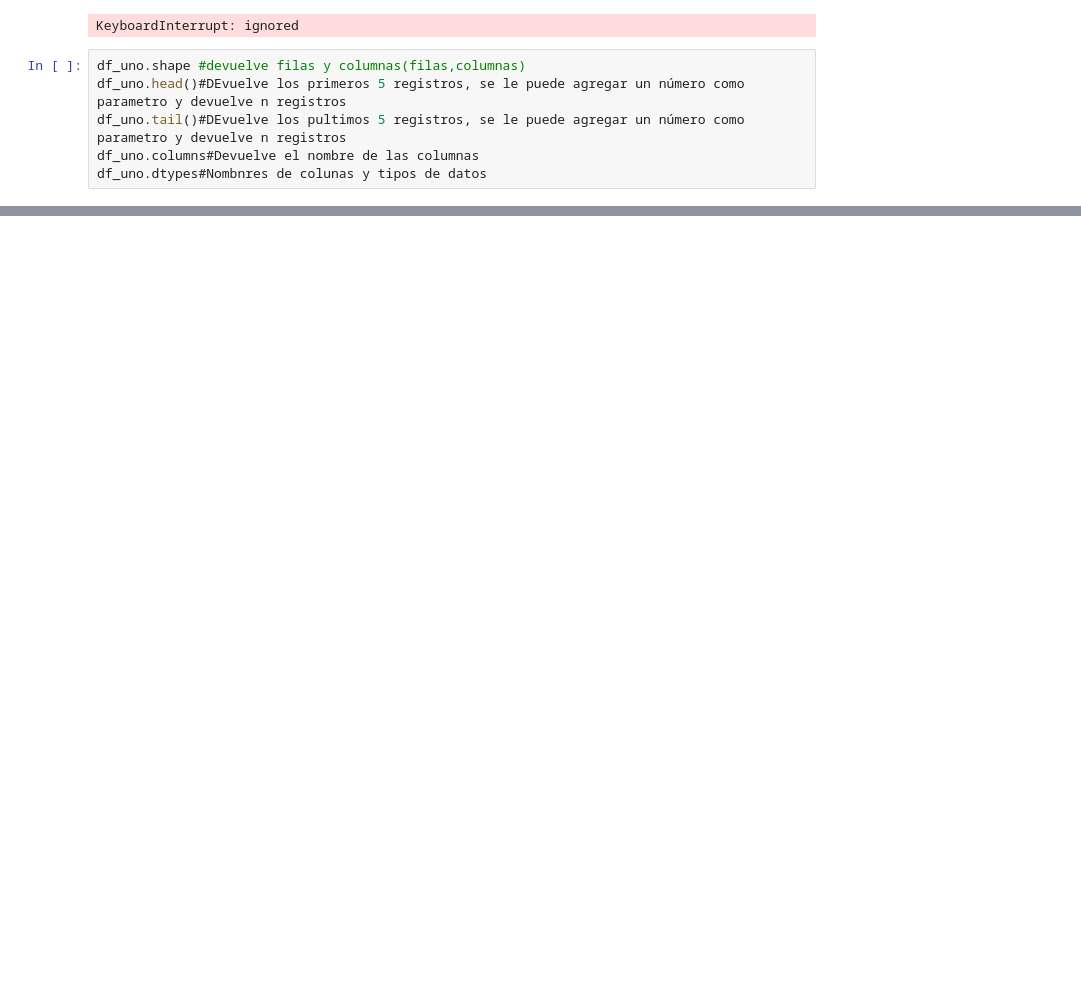
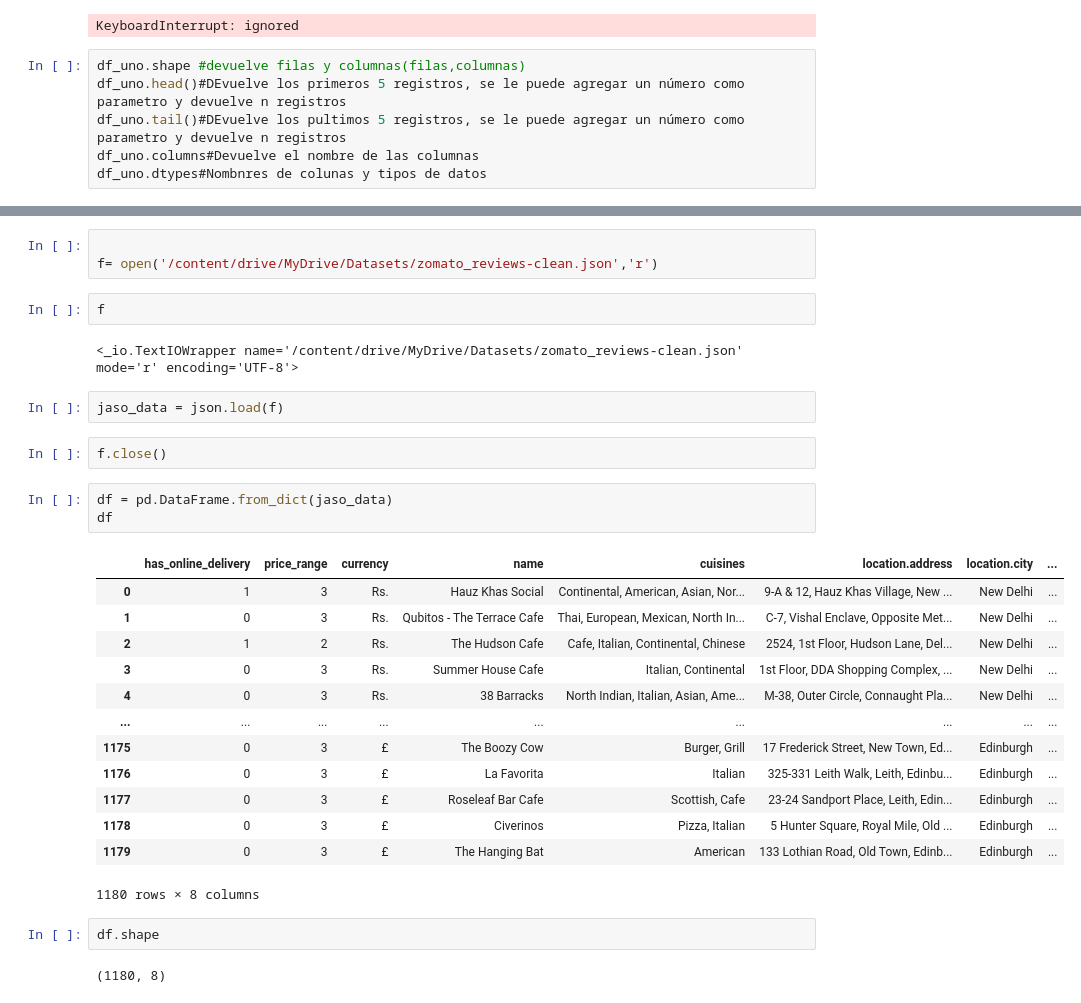
Before and after one commit to calosos/py_resumenes_codigos, a Jupyter notebook: Pandas.ipynb, the cells around one changed output, grey strips where cells are left out. Cells and saved outputs as stored; diff of their text form; blank space fills up the shorter version.

```diff
--- a/Pandas.ipynb
+++ b/Pandas.ipynb
@@ -195,0 +275,32 @@ df_uno.dtypes#Nombnres de colunas y tipos de datos
+# %%
+
+f= open('/content/drive/MyDrive/Datasets/zomato_reviews-clean.json','r')
+# %%
+f
+# %% [output]
+<_io.TextIOWrapper name='/content/drive/MyDrive/Datasets/zomato_reviews-clean.json' mode='r' encoding='UTF-8'>
+# %%
+jaso_data = json.load(f)
+# %%
+f.close()
+# %%
+df = pd.DataFrame.from_dict(jaso_data)
+df
+# %% [output]
+|  | has_online_delivery | price_range | currency | name | cuisines | location.address | location.city | ... |
+| 0 | 1 | 3 | Rs. | Hauz Khas Social | Continental, American, Asian, Nor... | 9-A & 12, Hauz Khas Village, New ... | New Delhi | ... |
+| 1 | 0 | 3 | Rs. | Qubitos - The Terrace Cafe | Thai, European, Mexican, North In... | C-7, Vishal Enclave, Opposite Met... | New Delhi | ... |
+| 2 | 1 | 2 | Rs. | The Hudson Cafe | Cafe, Italian, Continental, Chinese | 2524, 1st Floor, Hudson Lane, Del... | New Delhi | ... |
+| 3 | 0 | 3 | Rs. | Summer House Cafe | Italian, Continental | 1st Floor, DDA Shopping Complex, ... | New Delhi | ... |
+| 4 | 0 | 3 | Rs. | 38 Barracks | North Indian, Italian, Asian, Ame... | M-38, Outer Circle, Connaught Pla... | New Delhi | ... |
+| ... | ... | ... | ... | ... | ... | ... | ... | ... |
+| 1175 | 0 | 3 | £ | The Boozy Cow | Burger, Grill | 17 Frederick Street, New Town, Ed... | Edinburgh | ... |
+| 1176 | 0 | 3 | £ | La Favorita | Italian | 325-331 Leith Walk, Leith, Edinbu... | Edinburgh | ... |
+| 1177 | 0 | 3 | £ | Roseleaf Bar Cafe | Scottish, Cafe | 23-24 Sandport Place, Leith, Edin... | Edinburgh | ... |
+| 1178 | 0 | 3 | £ | Civerinos | Pizza, Italian | 5 Hunter Square, Royal Mile, Old ... | Edinburgh | ... |
+| 1179 | 0 | 3 | £ | The Hanging Bat | American | 133 Lothian Road, Old Town, Edinb... | Edinburgh | ... |
+1180 rows × 8 columns
+# %%
+df.shape
+# %% [output]
+(1180, 8)
```
Also changed, not shown: parts of 12 cells of this notebook.
